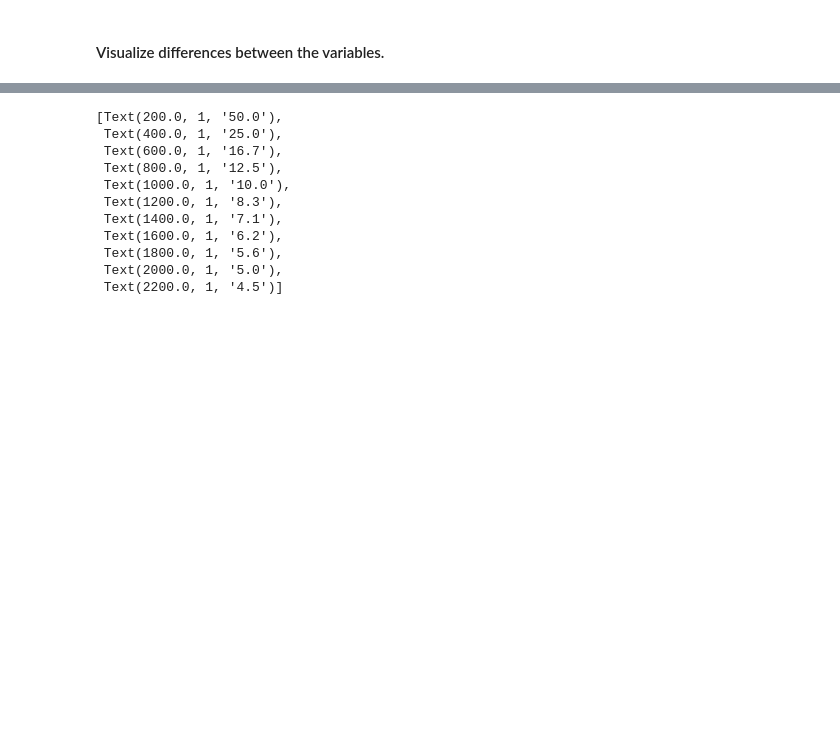
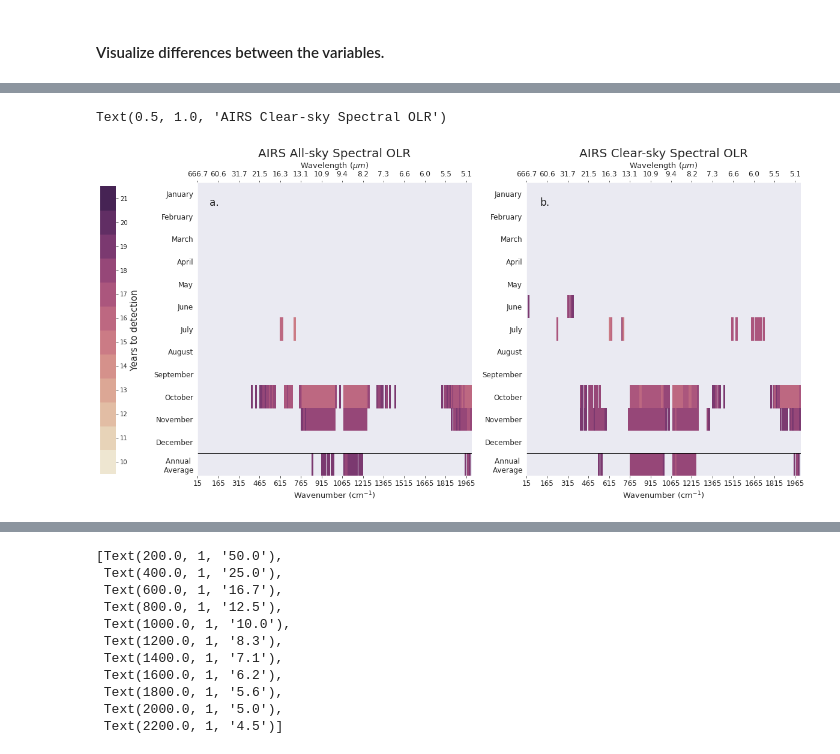
Before and after one commit to jshaw35/spectral_ice, a Jupyter notebook: trend_uncertainty/detectiontime_obsonly.ipynb, the cells around one changed output, grey strips where cells are left out. Drawn from its saved outputs; the diff is of its cells as text; code cells hidden in the pictures; blank space fills up the shorter version.

```diff
--- a/trend_uncertainty/detectiontime_obsonly.ipynb
+++ b/trend_uncertainty/detectiontime_obsonly.ipynb
@@ -1033,0 +1329,80 @@ solr_emerge_monthly['clrsky_spectral_OLR'].plot()
+# %%
+# Combine monthly and annual detection data for AIRS SOLR
+solr_emerge_all = xr.merge([solr_emerge_monthly,solr_emerge_ann.assign_coords({'month':13}).expand_dims('month',axis=-1)])
+
+## Now start plotting.
+sns.set_style('dark') # avoid weird gridding effect here
+
+mon_dict = {'1':'January','2':'February','3':'March','4':'April','5':'May','6':'June',
+           '7':'July','8':'August','9':'September','10':'October','11':'November','12':'December',
+           '13':'Annual \n Average'}
+
+def tick_function1(X):
+    out = ["%.0f" % z for z in X]
+    return out
+
+def tick_function2(X):
+    V = 1e4/X
+    return ["%.1f" % z for z in V]
+
+palette = sns.cubehelix_palette(n_colors=12,start=0,rot=0.5,gamma=1,hue=1,light=0.9,dark=0.2)
+
+tick_indices = np.where(solr_emerge_monthly.wnum.values % 150 == 15)[0]
+tick_values = solr_emerge_monthly.wnum[tick_indices]
+
+emerge_spectral_fig,emerge_spectral_axs = plt.subplots(1,2,figsize=(18,9))
+# cbar_ax = emerge_spectral_fig.add_axes([0.25,0.02,0.5,0.03])
+cbar_ax2 = emerge_spectral_fig.add_axes([0.0, 0.13, 0.02, 0.74])
+
+# Create alternate x-axes to show wavelength
+ax_b1 = emerge_spectral_axs[0].twiny()
+ax_b2 = emerge_spectral_axs[1].twiny()
+
+#.reindex(month=solr_emerge_monthly.month[::-1]), # solr_emerge_monthly for just month
+im1 = sns.heatmap(solr_emerge_all['allsky_spectral_OLR'],vmin=9.5,vmax=21.5,
+                  cmap=palette,ax=emerge_spectral_axs[0],cbar_ax=cbar_ax,)
+                  # cbar_kws={'orientation':'horizontal','ticks':np.arange(10,22,1),}) # 'label': 'Years to detection',
+im2 = sns.heatmap(solr_emerge_all['clrsky_spectral_OLR'],vmin=9.5,vmax=21.5,
+                  cmap=palette,ax=emerge_spectral_axs[1],cbar_ax=cbar_ax2,
+                  cbar_kws={'orientation':'vertical','ticks':np.arange(10,22,1),})
+
+emerge_spectral_axs[0].hlines(12,*emerge_spectral_axs[0].get_xlim(),color='black',linestyle='solid',linewidth=1.5)
+emerge_spectral_axs[1].hlines(12,*emerge_spectral_axs[1].get_xlim(),color='black',linestyle='solid',linewidth=1.5)
+
+fs = 12 # fontsize
+
+emerge_spectral_axs[0].set_xticks(tick_indices)
+emerge_spectral_axs[0].set_xticklabels(tick_function1(tick_values),fontdict={'fontsize':fs,'rotation':0})
+_ = emerge_spectral_axs[0].set_yticklabels(mon_dict.values(),fontdict={'fontsize':fs,'rotation':0})
+
+emerge_spectral_axs[1].set_xticks(tick_indices)
+emerge_spectral_axs[1].set_xticklabels(tick_function1(tick_values),fontdict={'fontsize':fs,'rotation':0})
+_ = emerge_spectral_axs[1].set_yticklabels(mon_dict.values(),fontdict={'fontsize':fs,'rotation':0})
+
+# set up the alternate x-axes
+ax_b1.set_xticks(tick_indices)
+ax_b1.set_xbound(emerge_spectral_axs[0].get_xbound())
+ax_b1.set_xticklabels(tick_function2(tick_values),fontsize=fs)
+
+ax_b2.set_xticks(tick_indices)
+ax_b2.set_xbound(emerge_spectral_axs[1].get_xbound())
+ax_b2.set_xticklabels(tick_function2(tick_values),fontsize=fs)
+
+# Label x-axes
+emerge_spectral_axs[0].set_xlabel('Wavenumber (cm$^{-1}$)',fontsize=13)
+emerge_spectral_axs[1].set_xlabel('Wavenumber (cm$^{-1}$)',fontsize=13)
+ax_b1.set_xlabel('Wavelength ($\\mu m$)',fontsize=13)
+ax_b2.set_xlabel('Wavelength ($\mu m$)',fontsize=13)
+
+# Label colorbar
+cbar = im2.collections[0].colorbar
+cbar.set_label('Years to detection', fontsize=15)
+
+textA = emerge_spectral_fig.text(0.14,0.82,'a.',fontdict={'fontsize':17,'rotation':0})
+textB = emerge_spectral_fig.text(0.565,0.82,'b.',fontdict={'fontsize':17,'rotation':0})
+
+emerge_spectral_axs[0].set_title('AIRS All-sky Spectral OLR',fontsize=20)
+emerge_spectral_axs[1].set_title('AIRS Clear-sky Spectral OLR',fontsize=20)
+# %% [output]
+Text(0.5, 1.0, 'AIRS Clear-sky Spectral OLR')
+[figure, added]
```
Also changed, not shown: parts of 57 cells of this notebook.
